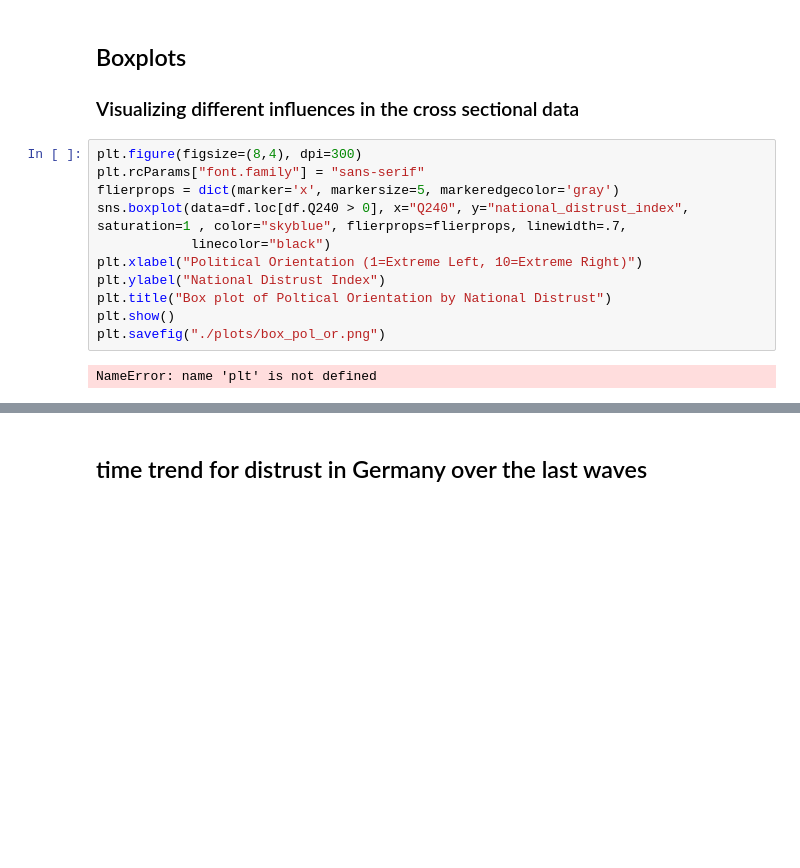
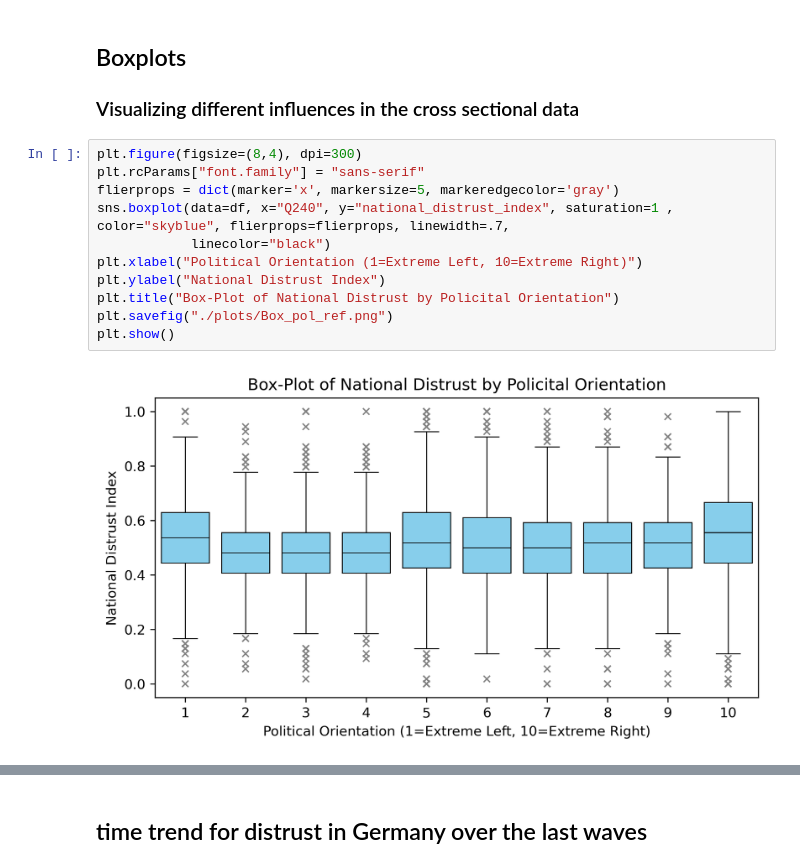
Before and after one commit to Carsten134/wvs_national_trust, a Jupyter notebook: plots.ipynb, the cells around one changed output, grey strips where cells are left out. Saved outputs shown, nothing was run; the diff lists cells and outputs as text; blank space fills up the shorter version.

```diff
--- a/plots.ipynb
+++ b/plots.ipynb
@@ -54,16 +26,16 @@ plt.savefig("./plots/corr_map.png")
 # %%
 plt.figure(figsize=(8,4), dpi=300)
 plt.rcParams["font.family"] = "sans-serif"
 flierprops = dict(marker='x', markersize=5, markeredgecolor='gray')
-sns.boxplot(data=df.loc[df.Q240 > 0], x="Q240", y="national_distrust_index", saturation=1 , color="skyblue", flierprops=flierprops, linewidth=.7,
+sns.boxplot(data=df, x="Q240", y="national_distrust_index", saturation=1 , color="skyblue", flierprops=flierprops, linewidth=.7,
             linecolor="black")
 plt.xlabel("Political Orientation (1=Extreme Left, 10=Extreme Right)")
 plt.ylabel("National Distrust Index")
-plt.title("Box plot of Poltical Orientation by National Distrust")
+plt.title("Box-Plot of National Distrust by Policital Orientation")
+plt.savefig("./plots/Box_pol_ref.png")
 plt.show()
-plt.savefig("./plots/box_pol_or.png")
 # %% [output]
-NameError: name 'plt' is not defined
+[figure, added]
 # %%
 plt.figure(figsize=(8,4), dpi=300)
 plt.rcParams["font.family"] = "sans-serif"
```
Also changed, not shown: parts of 4 cells of this notebook.
